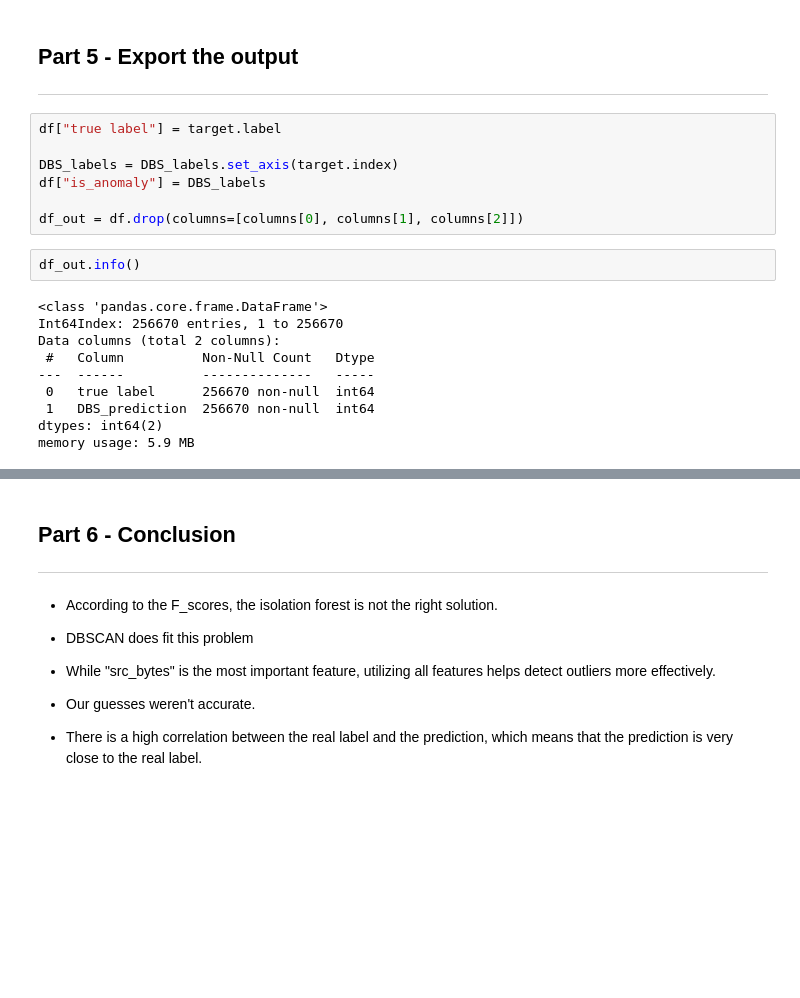
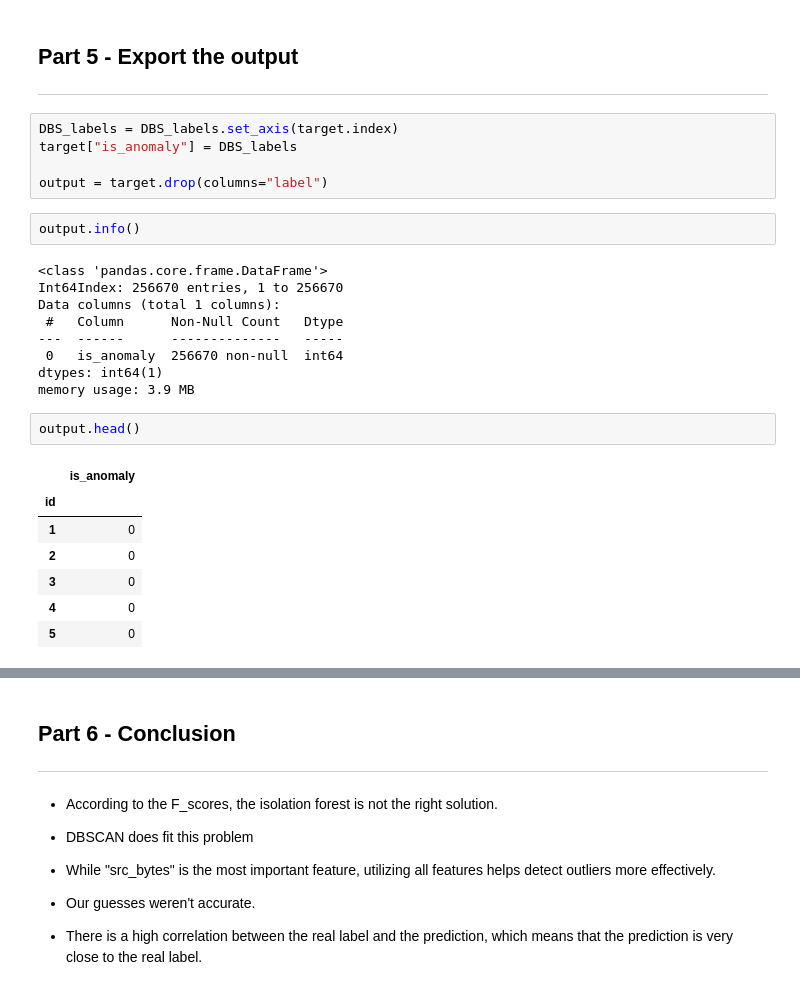
Before and after one commit to VictoKu1/Anomaly_Detection, a Jupyter notebook: Task1_Anomaly_Detection.ipynb, the cells around one changed output, grey strips where cells are left out. Saved outputs shown, nothing was run; the diff lists cells and outputs as text; blank space fills up the shorter version.

```diff
--- a/Task1_Anomaly_Detection.ipynb
+++ b/Task1_Anomaly_Detection.ipynb
@@ -366,23 +366,30 @@ weighted avg       1.00      1.00      1.00    256670
 ## **Part 5 - Export the output**
 
 ---
-# %%
-df["true label"] = target.label
-
-DBS_labels = DBS_labels.set_axis(target.index)
-df["is_anomaly"] = DBS_labels
-
-df_out = df.drop(columns=[columns[0], columns[1], columns[2]])
+# %%
+DBS_labels = DBS_labels.set_axis(target.index)
+target["is_anomaly"] = DBS_labels
+
+output = target.drop(columns="label")
 # %%
-df_out.info()
+output.info()
 # %% [output]
 <class 'pandas.core.frame.DataFrame'>
 Int64Index: 256670 entries, 1 to 256670
-Data columns (total 2 columns):
- #   Column          Non-Null Count   Dtype
----  ------          --------------   -----
- 0   true label      256670 non-null  int64
- 1   DBS_prediction  256670 non-null  int64
-dtypes: int64(2)
-memory usage: 5.9 MB
+Data columns (total 1 columns):
+ #   Column      Non-Null Count   Dtype
+---  ------      --------------   -----
+ 0   is_anomaly  256670 non-null  int64
+dtypes: int64(1)
+memory usage: 3.9 MB
+# %%
+output.head()
+# %% [output]
+|  | is_anomaly |
+| id |  |
+| 1 | 0 |
+| 2 | 0 |
+| 3 | 0 |
+| 4 | 0 |
+| 5 | 0 |
 # %%
```
Also changed, not shown: parts of 3 cells of this notebook.
